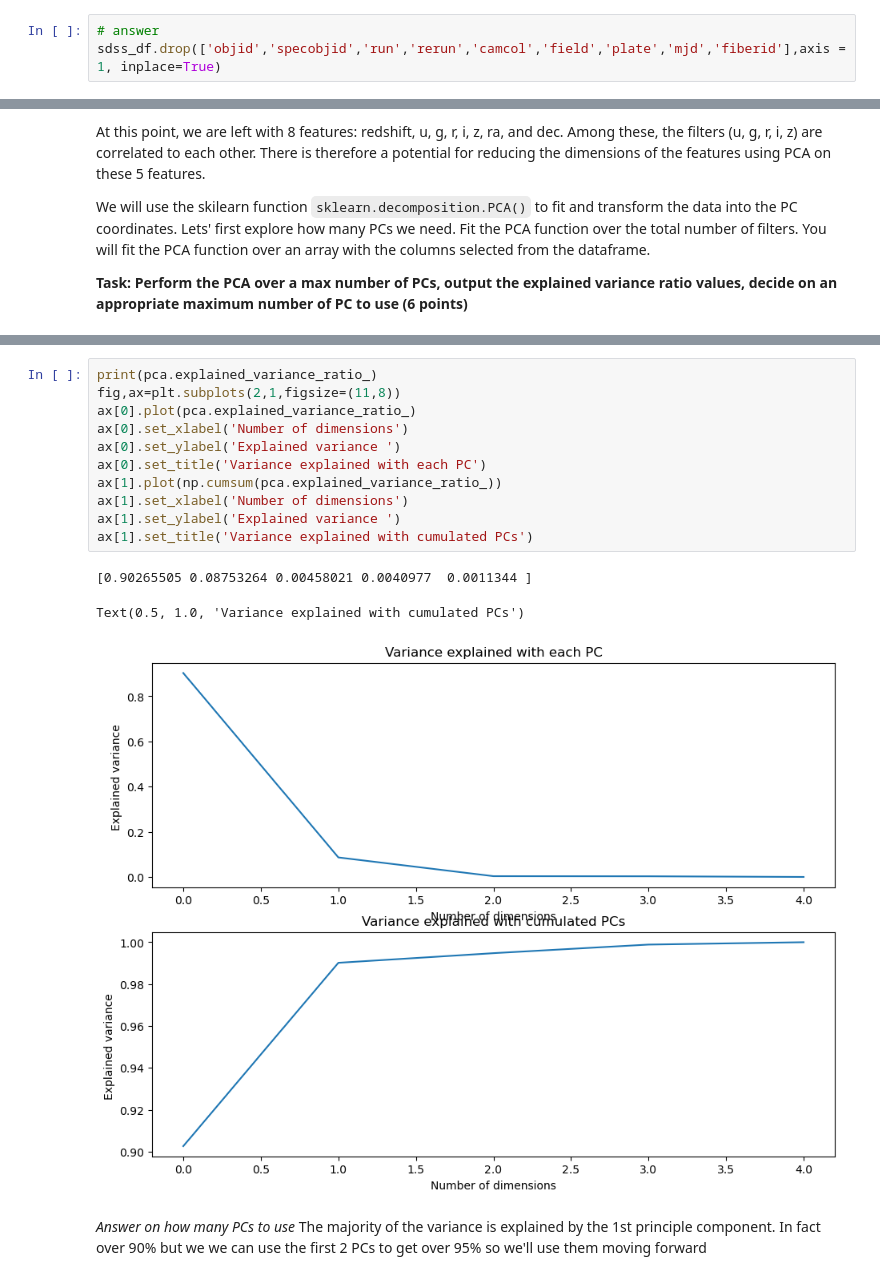
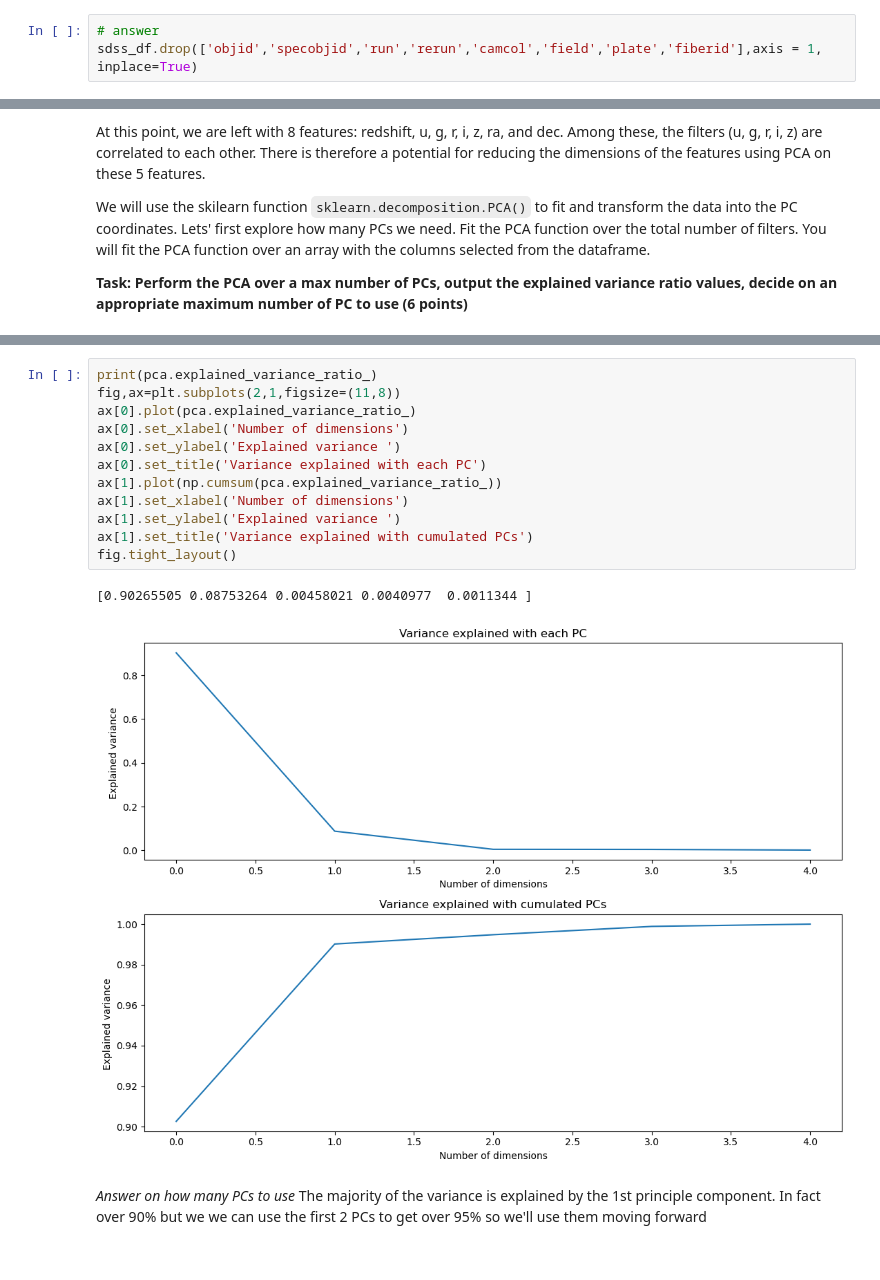
Before and after one commit to UW-ESS-DS/MLGeo_2022_dpsprink, a Jupyter notebook: Homeworks/Parker_HW7.ipynb, the cells around one changed output, grey strips where cells are left out. Cells and saved outputs as stored; diff of their text form.

```diff
--- a/Homeworks/Parker_HW7.ipynb
+++ b/Homeworks/Parker_HW7.ipynb
@@ -165,7 +165,7 @@ Source: http://www.sdss3.org/dr9/imaging/imaging_basics.php
 **Task: Drop these columns in the pandas dataframe. (1 point)**
 # %%
 # answer
-sdss_df.drop(['objid','specobjid','run','rerun','camcol','field','plate','mjd','fiberid'],axis = 1, inplace=True)
+sdss_df.drop(['objid','specobjid','run','rerun','camcol','field','plate','fiberid'],axis = 1, inplace=True)
 # %% [markdown]
 Find our how many examples there are, how many attributes or feature, and the type of class.
 # %%
@@ -351,18 +370,18 @@ PCA variance [4.93938302 0.47898392 0.02506316 0.02242287 0.00620751]
 # %%
 print(pca.explained_variance_ratio_)
 fig,ax=plt.subplots(2,1,figsize=(11,8))
 ax[0].plot(pca.explained_variance_ratio_)
 ax[0].set_xlabel('Number of dimensions')
 ax[0].set_ylabel('Explained variance ')
 ax[0].set_title('Variance explained with each PC')
 ax[1].plot(np.cumsum(pca.explained_variance_ratio_))
 ax[1].set_xlabel('Number of dimensions')
 ax[1].set_ylabel('Explained variance ')
 ax[1].set_title('Variance explained with cumulated PCs')
+fig.tight_layout()
 # %% [output]
 [0.90265505 0.08753264 0.00458021 0.0040977  0.0011344 ]
-Text(0.5, 1.0, 'Variance explained with cumulated PCs')
-[figure, old version]
+[figure, new version]
 # %% [markdown]
 *Answer on how many PCs to use*
 The majority of the variance is explained by the 1st principle component. In fact over 90% but we we can use the first 2 PCs to get over 95% so we'll use them moving forward
```
Also changed, not shown: parts of 30 cells of this notebook.
